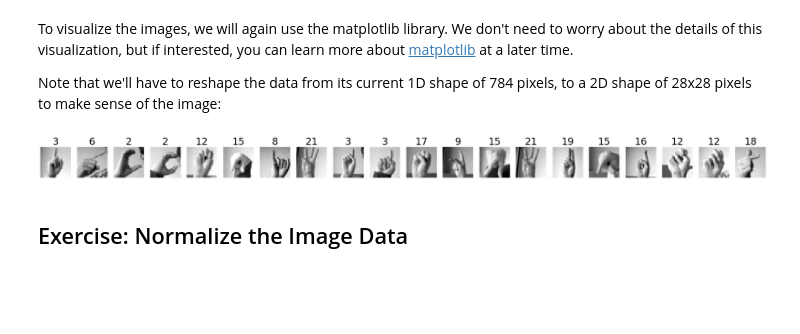
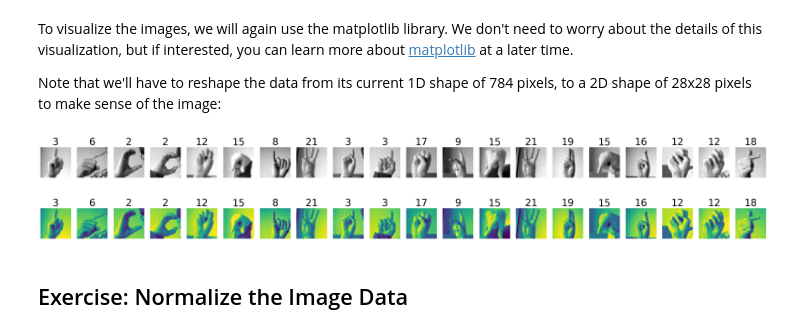
Before and after one commit to Nilapine/Machine-Learning, a Jupyter notebook: 8-10/notebook/02_asl.ipynb, the cells around one changed output. Drawn from its saved outputs; the diff is of its cells as text; code cells hidden in the pictures; blank space fills up the shorter version.

```diff
--- a/8-10/notebook/02_asl.ipynb
+++ b/8-10/notebook/02_asl.ipynb
@@ -37,5 +37,5 @@ import pandas as pd
 # %% [markdown]
 Pandas has a [read_csv](https://pandas.pydata.org/pandas-docs/stable/reference/api/pandas.read_csv.html) method that expects a csv file, and returns a DataFrame:
 # %%
-train_df = pd.read_csv("data/asl_data/sign_mnist_train.csv")
-valid_df = pd.read_csv("data/asl_data/sign_mnist_valid.csv")
+train_df = pd.read_csv("data/sign_mnist_train.csv")
+valid_df = pd.read_csv("data/sign_mnist_valid.csv")
@@ -127,6 +125,22 @@ for i in range(num_images):
     plt.imshow(image, cmap='gray')
 # %% [output]
 [figure]
+# %%
+import matplotlib.pyplot as plt
+plt.figure(figsize=(40,40))
+
+num_images = 20
+for i in range(num_images):
+    row = x_train[i]
+    label = y_train[i]
+
+    image = row.reshape(28,28)
+    plt.subplot(1, num_images, i+1)
+    plt.title(label, fontdict={'fontsize': 30})
+    plt.axis('off')
+    plt.imshow(image)
+# %% [output]
+[figure, added]
 # %% [markdown]
 ## Exercise: Normalize the Image Data
 # %% [markdown]
```
Also changed, not shown: parts of 7 cells of this notebook, 1 other file.
